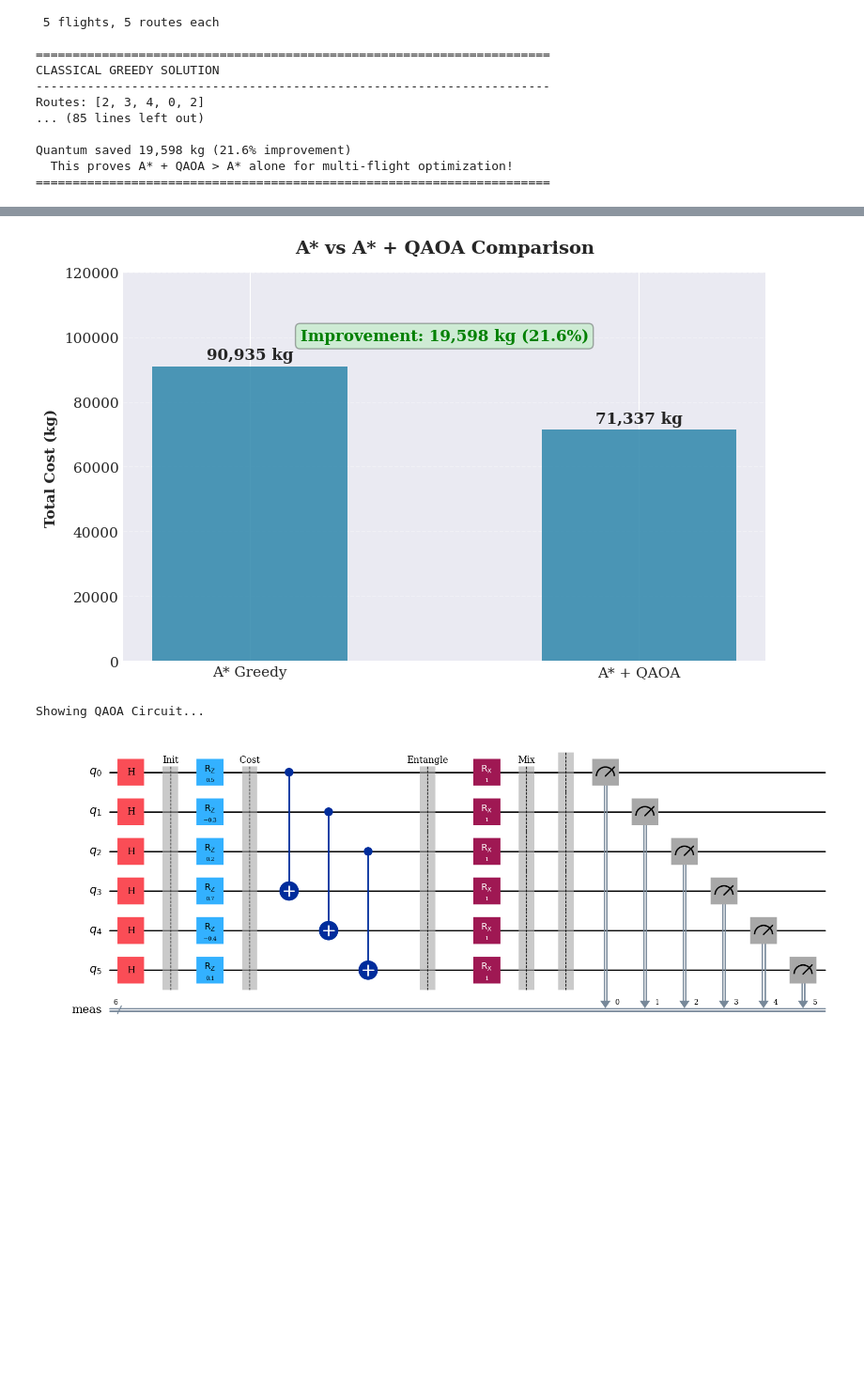
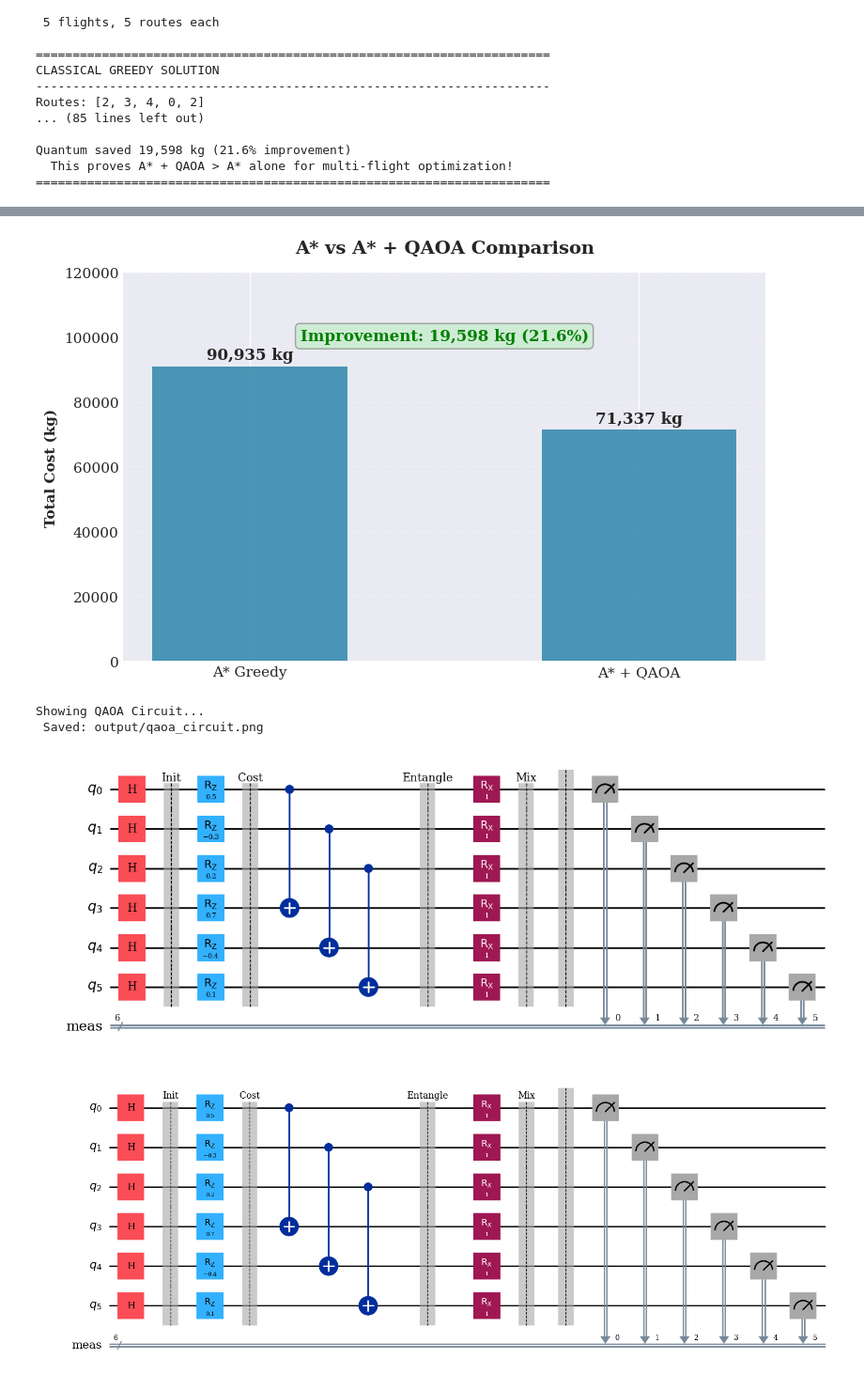
Before and after one commit to tishap27/IrisPathQ, a Jupyter notebook: jupyter/v0.3.2/route_optimizer.ipynb, the cells around one changed output, grey strips where cells are left out. Shown: that part at 94% size. Cells and saved outputs as stored; diff of their text form; code cells hidden in the pictures; blank space fills up the shorter version.

Commit message:
fix:comparsion and circuit correcly being saved now

```diff
--- a/jupyter/v0.3.2/route_optimizer.ipynb
+++ b/jupyter/v0.3.2/route_optimizer.ipynb
@@ -1793,6 +1793,11 @@ def show_comparison():
     ax.grid(axis='y', alpha=0.3, linestyle='--')
 
     plt.tight_layout()
+
+     # SAVE TO PNG
+    chart_path = 'output/comparison_chart.png'
+    plt.savefig(chart_path, dpi=300, bbox_inches='tight')
+    print(f" Saved: {chart_path}")
     plt.show()
 
 # ============================================================
@@ -1832,6 +1837,13 @@ def show_circuit():
     # Measure
     qc.measure_all()
 
+     # DRAW AND SAVE TO PNG
+    circuit_image = circuit_drawer(qc, output='mpl', style='iqp', fold=50)
+
+    circuit_path = 'output/qaoa_circuit.png'
+    circuit_image.savefig(circuit_path, dpi=300, bbox_inches='tight')
+    print(f" Saved: {circuit_path}")
+
     # Draw
     qc.draw('mpl', style='iqp', fold=-1)
     plt.tight_layout()
@@ -1851,3 +1864,5 @@ Showing Bar Chart...
 [figure]
 Showing QAOA Circuit...
+ Saved: output/qaoa_circuit.png
-[figure, old version]
+[figure, new version]
+[figure, added]
```
Also changed, not shown: parts of 1 cell of this notebook, 2 other files.
